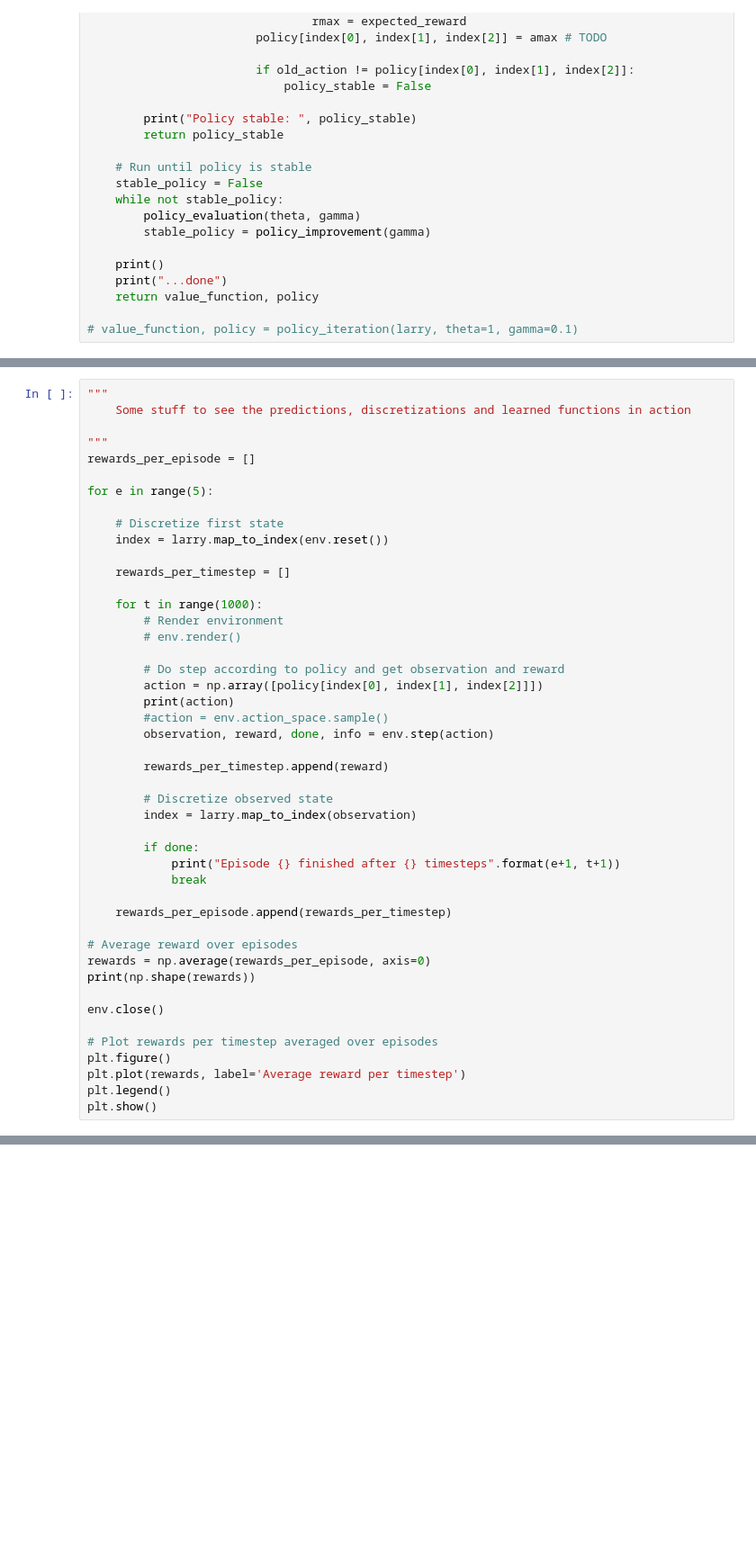
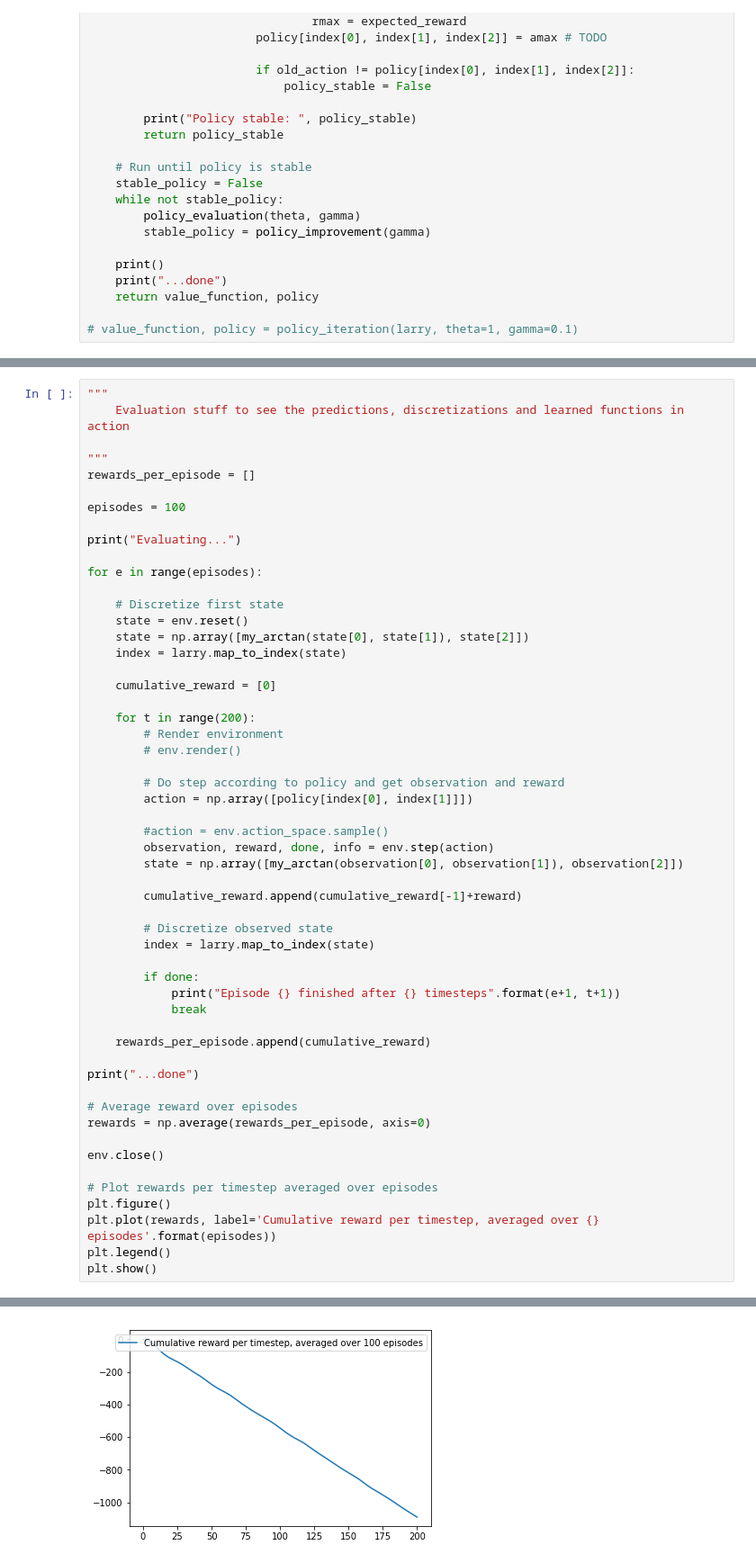
Before and after one commit to N1kYan/ReinforcementLearning, a Jupyter notebook: challenge1/rl_challenge1_deg_only.ipynb, the cells around one changed output, grey strips where cells are left out. Shown at 90% size. Drawn from its saved outputs; the diff is of its cells as text; blank space fills up the shorter version.

```diff
--- a/challenge1/rl_challenge1_deg_only.ipynb
+++ b/challenge1/rl_challenge1_deg_only.ipynb
@@ -307,46 +329,55 @@ for _ in range(5):
 # %%
 """
-    Some stuff to see the predictions, discretizations and learned functions in action
+    Evaluation stuff to see the predictions, discretizations and learned functions in action
 
 """
 rewards_per_episode = []
 
-for e in range(5):
+episodes = 100
+
+print("Evaluating...")
+
+for e in range(episodes):
 
     # Discretize first state
-    index = larry.map_to_index(env.reset())
+    state = env.reset()
+    state = np.array([my_arctan(state[0], state[1]), state[2]])
+    index = larry.map_to_index(state)
 
-    rewards_per_timestep = []
+    cumulative_reward = [0]
 
-    for t in range(1000):
+    for t in range(200):
         # Render environment
         # env.render()
 
         # Do step according to policy and get observation and reward
-        action = np.array([policy[index[0], index[1], index[2]]])
-        print(action)
+        action = np.array([policy[index[0], index[1]]])
+
         #action = env.action_space.sample()
         observation, reward, done, info = env.step(action)
+        state = np.array([my_arctan(observation[0], observation[1]), observation[2]])
 
-        rewards_per_timestep.append(reward)
+        cumulative_reward.append(cumulative_reward[-1]+reward)
 
         # Discretize observed state
-        index = larry.map_to_index(observation)
+        index = larry.map_to_index(state)
 
         if done:
             print("Episode {} finished after {} timesteps".format(e+1, t+1))
             break
 
-    rewards_per_episode.append(rewards_per_timestep)
+    rewards_per_episode.append(cumulative_reward)
+
+print("...done")
 
 # Average reward over episodes
 rewards = np.average(rewards_per_episode, axis=0)
-print(np.shape(rewards))
 
 env.close()
 
 # Plot rewards per timestep averaged over episodes
 plt.figure()
-plt.plot(rewards, label='Average reward per timestep')
+plt.plot(rewards, label='Cumulative reward per timestep, averaged over {} episodes'.format(episodes))
 plt.legend()
 plt.show()
+# %% [output]
@@ -352,0 +401 @@ plt.show()
+[figure, added]
```
Also changed, not shown: parts of 8 cells of this notebook, 1 other file.
